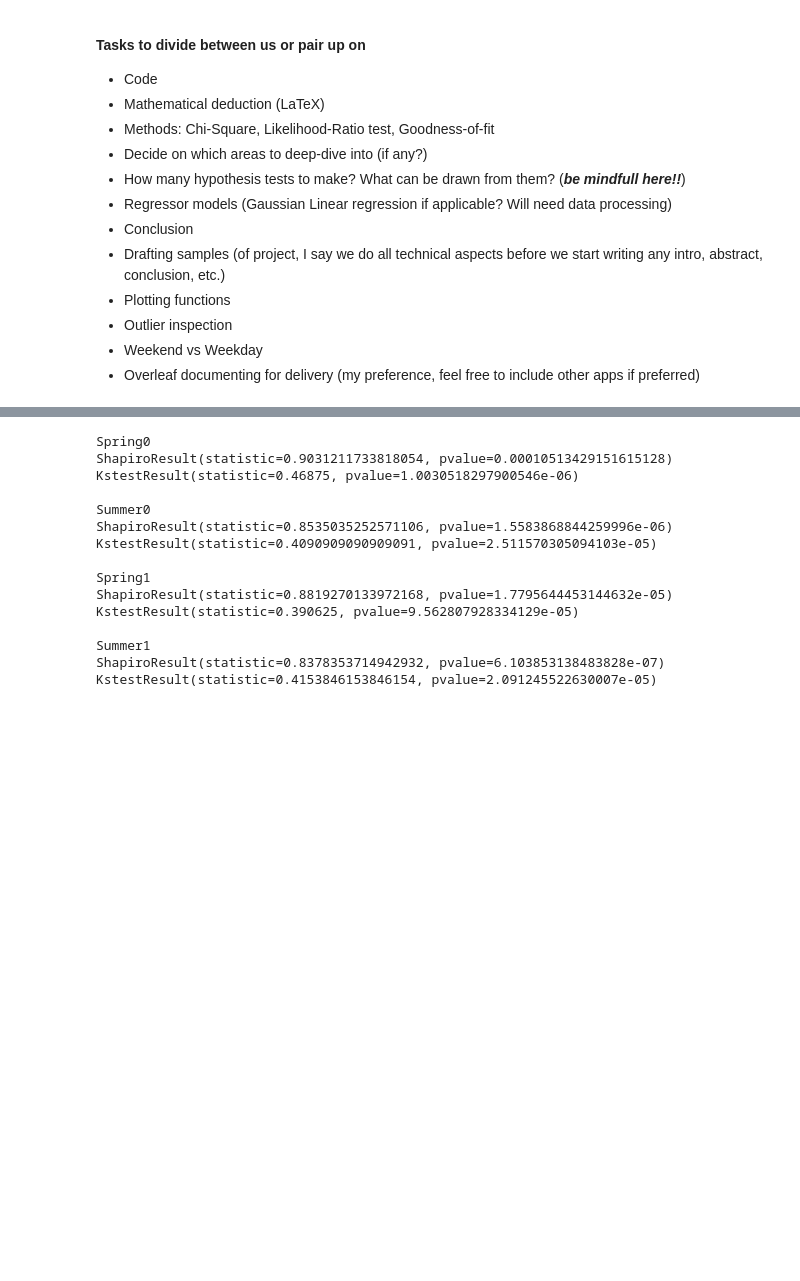
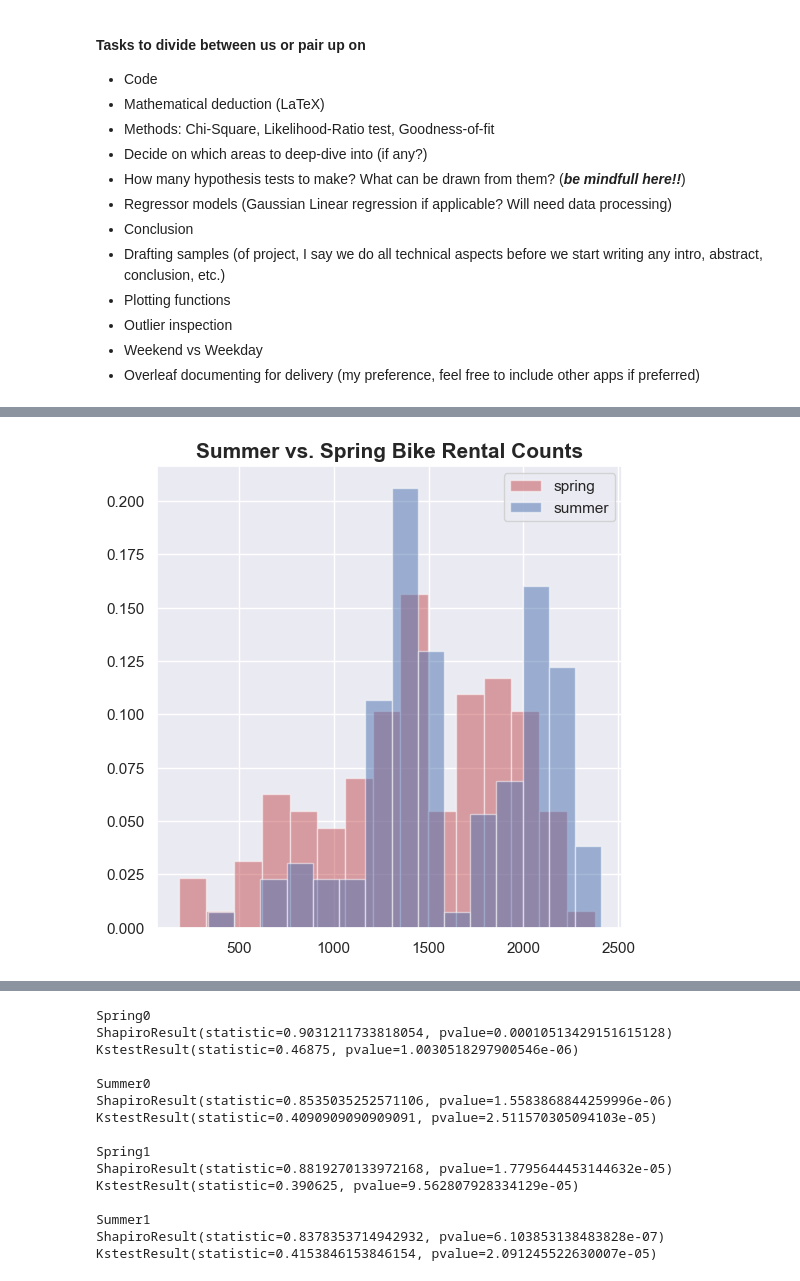
Before and after one commit to eirikbaekkelund/BikeSharing, a Jupyter notebook: develop_E.ipynb, the cells around one changed output, grey strips where cells are left out. Saved outputs shown, nothing was run; the diff lists cells and outputs as text; code cells hidden in the pictures; blank space fills up the shorter version.

```diff
--- a/develop_E.ipynb
+++ b/develop_E.ipynb
@@ -242,0 +316,4 @@ No artists with labels found to put in legend.  Note that artists whose label st
+# %%
+plot_freq_hist(filtered_seasons)
+# %% [output]
+[figure, added]
```
Also changed, not shown: parts of 18 cells of this notebook, 2 other files.
